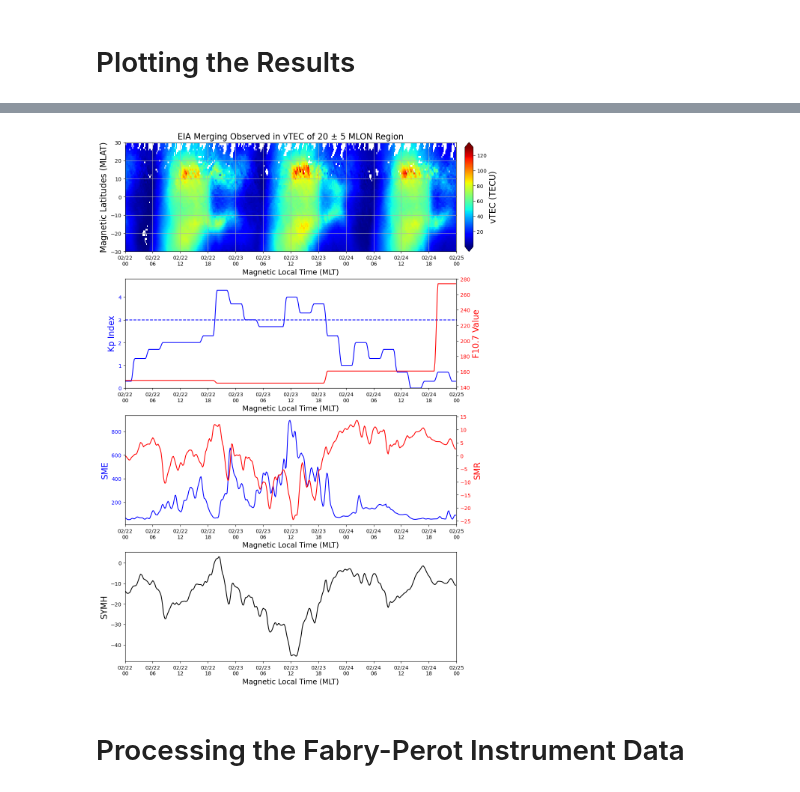
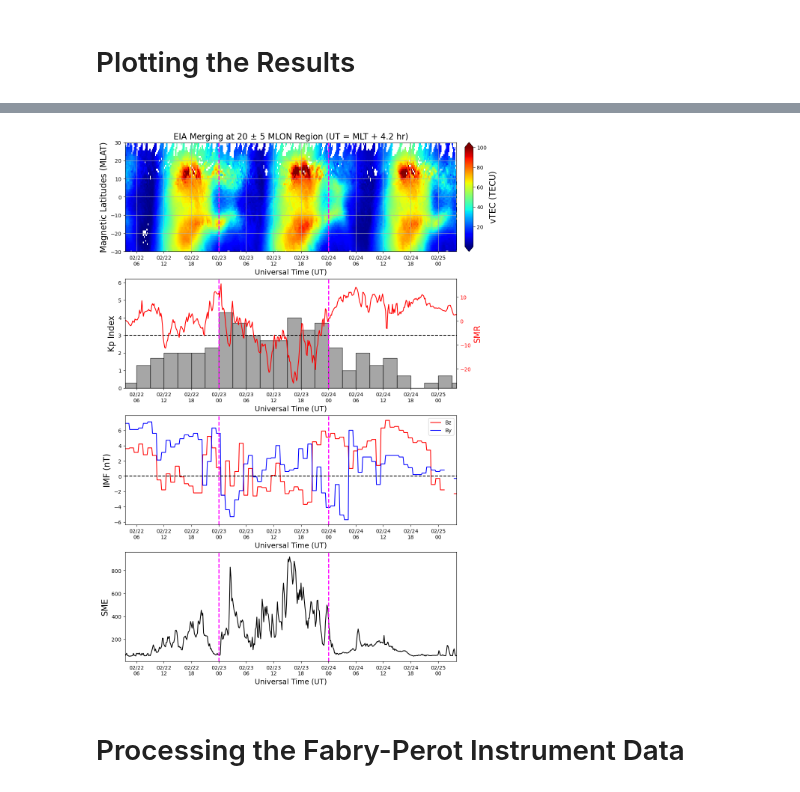
Before and after one commit to abukowski21/sat-interp-tid-analysis, a Jupyter notebook: Qingyu_Cesar_EIA_IHA/EIAMerging/EIA_merging.ipynb, the cells around one changed output, grey strips where cells are left out. Saved outputs shown, nothing was run; the diff lists cells and outputs as text; code cells hidden in the pictures.

Commit message:
Added code to plot against UT and MLT and By Bz with 1 min cadence

```diff
--- a/Qingyu_Cesar_EIA_IHA/EIAMerging/EIA_merging.ipynb
+++ b/Qingyu_Cesar_EIA_IHA/EIAMerging/EIA_merging.ipynb
@@ -320,8 +345,11 @@ sys.path.append(f'{work}prasoon_utility_programs')
 sys.path.append(f'{work}Qingyu_Cesar_EIA_IHA')
 import functions
 # %%
+events_list = ['feb_22_24_2023', 'may_9_11_2024']
+event = events_list[0]
+
 path = f'{scratch}Qingyu_Cesar_EIA/EIAmerging/'
-file = path + 'full_feb_22_24_2023.csv'
+file = path + f'full_{event}.csv'
 
 df = pd.read_csv(file)
 df = df[(df['MLAT'] <= 31) & (df['MLAT'] >= -30)].reset_index()
@@ -387,5 +494,5 @@ print(df1)
 # %%
-pivot_df = df1.pivot(index='MLAT', columns='MLT_dt', values='TEC')
+pivot_df = df1.pivot(index='MLAT', columns='time_dt', values='TEC')
 X,Y = np.meshgrid(pivot_df.columns.unique(), pivot_df.index.unique())
 Z = pivot_df.values.reshape(X.shape)
 
@@ -395,72 +502,85 @@ specs = fig.add_gridspec(4, 2, width_ratios = [1, 0.025], height_ratios=[1,1,1,1
 
 # First Plot - TEC
 ax1 = fig.add_subplot(specs[0,0])
-pcm = ax1.pcolormesh(X, Y, Z, shading='auto', cmap='jet')
+pcm = ax1.pcolormesh(X, Y, Z, shading='auto', vmax = 100, cmap='jet')
 
 #ax1.xaxis.set_major_formatter(mdates.DateFormatter('%H\n%m/%d'))
 #ax1.xaxis.set_major_locator(mdates.HourLocator(interval=6))
 #ax1.set_xticks(pd.date_range(start='2023-02-22', end='2023-02-25', freq='6H'))
 #ax1.set_xlabel('Magnetic Local Time (MLT)', fontsize=16)
 ax1.set_ylabel('Magnetic Latitudes (MLAT)', fontsize=16)
-ax1.set_title('EIA Merging Observed in vTEC of 20 ± 5 MLON Region', fontsize = 16)
+ax1.set_title(f'EIA Merging at 20 ± 5 MLON Region (UT = MLT + {time_dif} hr)', fontsize = 16)
 ax1.set_ylim(-30,30)
 ax1.grid(True)
-# Add vertical lines at specific datetime points
-#ax1.axvline(pd.Timestamp('2023-02-23 00:00:00'), color='green', linestyle='--', linewidth=2, label='Feb 24 Midnight')
-#ax1.axvline(pd.Timestamp('2023-02-24 00:00:00'), color='green', linestyle='--', linewidth=2, label='Feb 25 Midnight')
 cbar_ax = fig.add_subplot(specs[0,1])
 cbar = fig.colorbar(pcm, cax = cbar_ax, label= 'vTEC (TECU)', extend='both')
 cbar.set_label('vTEC (TECU)', fontsize = 16)
 
 
 df2 = df1.drop(columns=['MLAT'])
-df2 = df2.groupby(['MLT_dt']).mean().reset_index()
+df2 = df2.groupby(['time_dt']).mean().reset_index()
+
+
 
 # Second Plot - kp index and F10.7 values
 ax2 = fig.add_subplot(specs[1,0])
-ax2.plot(df2.MLT_dt, df2.kp, label='Kp index', color='blue')
-ax2.set_ylabel('Kp Index', fontsize=16, color='blue')
-ax2.tick_params(axis='y', labelcolor='blue')
-ax2.set_ylim(0,max(list(df2.kp))+0.5)
-ax2.axhline(3, color='blue', linestyle='--')
+if t_coord == 'MLT_dt':
+    ax2.bar(kp_binned.index, kp_binned.values, width=pd.Timedelta(hours=3), align="edge",
+            edgecolor="black", color="gray", alpha=0.7, label="Kp Index")
+    ax2.set_ylim(0,max(kp_binned.values)+0.5)
+elif t_coord == 'DT':
+    ax2.bar(kp_binned.time_dt, kp_binned.kp, width=pd.Timedelta(hours=3), align='edge',
+           edgecolor='black', color='gray', alpha=0.7, label='Kp Index')
+    ax2.set_ylim(0,max(kp_binned.kp)+0.5)
+#ax2.hist(dt_kp, bins=np.arange(min(dt_kp), max(dt_kp), np.timedelta64(6, 'h')), weights=kp, color='blue', edgecolor='black', alpha=0.7)
+ax2.set_ylabel('Kp Index', fontsize=16, color='black')
+ax2.tick_params(axis='y', labelcolor='black')
+ax2.axhline(3, color='black', linestyle='--')
 
 ax2_twin = ax2.twinx()
-ax2_twin.plot(df2.MLT_dt, df2['F10.7'], label='F10.7 value', color='red')
-ax2_twin.set_ylabel('F10.7 Value', fontsize=16, color='red')
+ax2_twin.plot(df2.time_dt, df2.SMR, label='SMR', color='red')
+ax2_twin.set_ylabel('SMR', fontsize=16, color='red')
 ax2_twin.tick_params(axis='y', labelcolor='red')
+
 
 # Third Plot - SME and SMR indices
 ax3 = fig.add_subplot(specs[2,0])
-ax3.plot(df2.MLT_dt, df2.SME, color = 'blue')
-ax3.set_ylabel('SME', color='blue', fontsize=16)
-ax3.tick_params(axis='y', labelcolor='blue')
+ax3.plot(df2.time_dt, df2.Bz, color = 'red', label='Bz')
+ax3.plot(df2.time_dt, df2.By, color='blue', label='By')
+ax3.set_ylabel('IMF (nT)', color='black', fontsize=16)
+ax3.tick_params(axis='y', labelcolor='black')
+ax3.axhline(0, color = 'black', linestyle='--')
+ax3.legend()
 #ax3.grid()
-
-ax3_twin = ax3.twinx()
-ax3_twin.plot(df2.MLT_dt, df2.SMR, color='red')
-ax3_twin.set_ylabel('SMR', color='red', fontsize=16)
-ax3_twin.tick_params(axis='y', labelcolor='red')
-
 
 # Fourth plot - SYMH index
 ax4 = fig.add_subplot(specs[3,0])
-ax4.plot(df2.MLT_dt, df2.SYMH, color='black')
-ax4.set_ylabel('SYMH', fontsize=16)
+ax4.plot(df2.time_dt, df2.SME, color='black')
+ax4.set_ylabel('SME', fontsize=16)
 
 for ax in [ax1, ax2, ax3, ax4]:
     ax.xaxis.set_major_formatter(mdates.DateFormatter('%m/%d\n%H'))
     ax.xaxis.set_major_locator(mdates.HourLocator(interval=6))
     ax.set_xticks(pd.date_range(start='2023-02-22', end='2023-02-25', freq='6H'))
-    ax.set_xlabel('Magnetic Local Time (MLT)', fontsize=14)
-    xlim_start = pd.Timestamp('2023-02-22 00:00:00')
-    xlim_end = pd.Timestamp('2023-02-25 00:00:00')
+    # Add vertical lines at specific datetime points
+    ax.axvline(pd.Timestamp('2023-02-23 00:00:00'), color='magenta', linestyle='--', linewidth=2)
+    ax.axvline(pd.Timestamp('2023-02-24 00:00:00'), color='magenta', linestyle='--', linewidth=2)
+    if t_coord == 'MLT_dt':
+        ax.set_xlabel('Magnetic Local Time (MLT)', fontsize=14)
+    elif t_coord == 'DT':
+        ax.set_xlabel('Universal Time (UT)', fontsize=14)
+    xlim_start = pd.Timestamp(df2.time_dt.iloc[0])
+    xlim_end = pd.Timestamp(df2.time_dt.iloc[-1])
+    #xlim_start = pd.Timestamp('2023-02-22 00:00:00')
+    #xlim_end = pd.Timestamp('2023-02-25 00:00:00')
     ax.set_xlim(xlim_start, xlim_end)
+
 
 fig.savefig(f'{work}Qingyu_Cesar_EIA_IHA/EIAMerging/outputs/{start_date}_to_{end_date}.jpg', dpi=300, bbox_inches='tight')
 #plt.tight_layout()
 plt.show()
 # %% [output]
-[figure, old version]
+[figure, new version]
 # %% [markdown]
 # Processing the Fabry-Perot Instrument Data
 # %%
```
Also changed, not shown: parts of 9 cells of this notebook, 2 other files.
